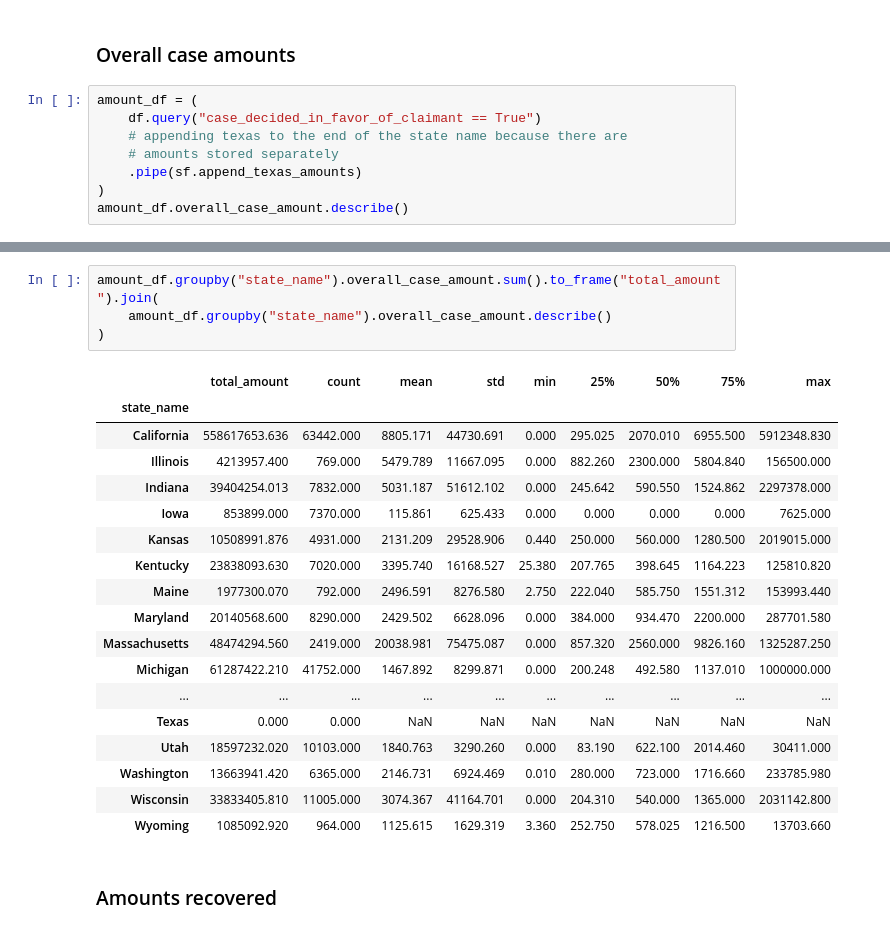
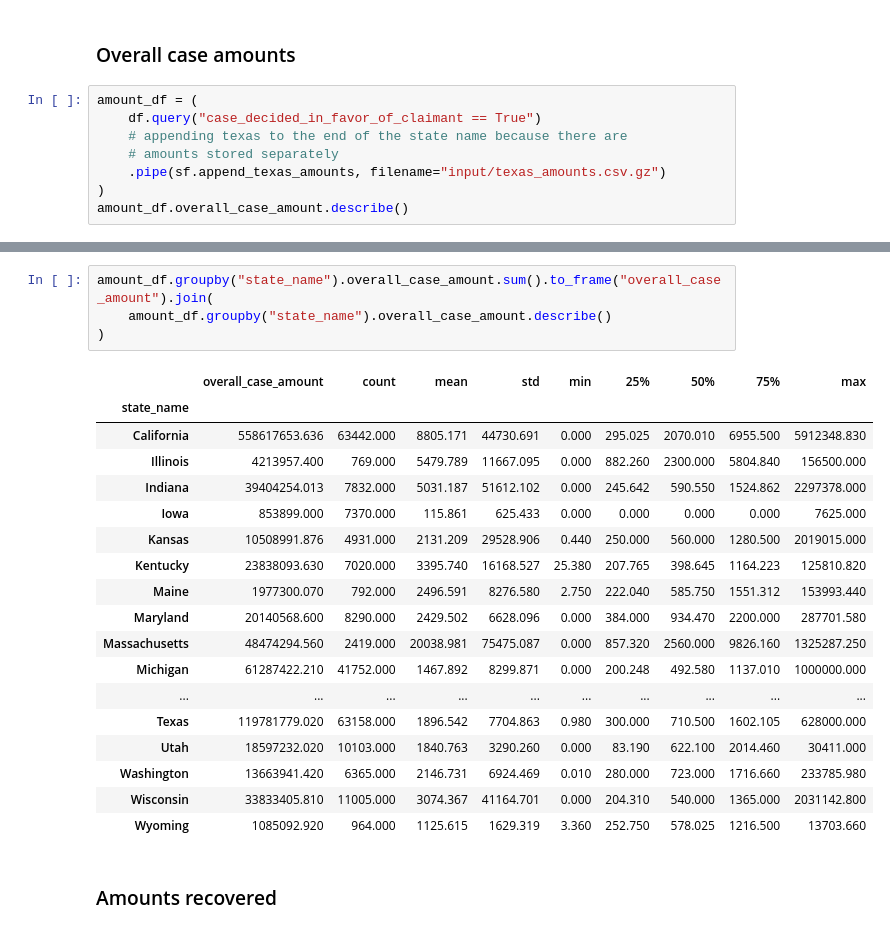
Before and after one commit to cbs-news-data/wage-theft-data, a Jupyter notebook: notebooks/national_analysis/national_analysis.ipynb, the cells around one changed output, grey strips where cells are left out. Cells and saved outputs as stored; diff of their text form.

```diff
--- a/notebooks/national_analysis/national_analysis.ipynb
+++ b/notebooks/national_analysis/national_analysis.ipynb
@@ -186,7 +190,7 @@ amount_df = (
     df.query("case_decided_in_favor_of_claimant == True")
     # appending texas to the end of the state name because there are
     # amounts stored separately
-    .pipe(sf.append_texas_amounts)
+    .pipe(sf.append_texas_amounts, filename="input/texas_amounts.csv.gz")
 )
 amount_df.overall_case_amount.describe()
 # %% [output]
@@ -255,10 +263,10 @@ Name: overall_case_amount, dtype: float64
 | $1,000,000+ | 39 | 0.000 |
 # %%
-amount_df.groupby("state_name").overall_case_amount.sum().to_frame("total_amount").join(
+amount_df.groupby("state_name").overall_case_amount.sum().to_frame("overall_case_amount").join(
     amount_df.groupby("state_name").overall_case_amount.describe()
 )
 # %% [output]
-|  | total_amount | count | mean | std | min | 25% | 50% | 75% | max |
+|  | overall_case_amount | count | mean | std | min | 25% | 50% | 75% | max |
 | state_name |  |  |  |  |  |  |  |  |  |
 | California | 558617653.636 | 63442.000 | 8805.171 | 44730.691 | 0.000 | 295.025 | 2070.010 | 6955.500 | 5912348.830 |
 | Illinois | 4213957.400 | 769.000 | 5479.789 | 11667.095 | 0.000 | 882.260 | 2300.000 | 5804.840 | 156500.000 |
@@ -271,7 +279,7 @@ amount_df.groupby("state_name").overall_case_amount.sum().to_frame("total_amount
 | Massachusetts | 48474294.560 | 2419.000 | 20038.981 | 75475.087 | 0.000 | 857.320 | 2560.000 | 9826.160 | 1325287.250 |
 | Michigan | 61287422.210 | 41752.000 | 1467.892 | 8299.871 | 0.000 | 200.248 | 492.580 | 1137.010 | 1000000.000 |
 | ... | ... | ... | ... | ... | ... | ... | ... | ... | ... |
-| Texas | 0.000 | 0.000 | NaN | NaN | NaN | NaN | NaN | NaN | NaN |
+| Texas | 119781779.020 | 63158.000 | 1896.542 | 7704.863 | 0.980 | 300.000 | 710.500 | 1602.105 | 628000.000 |
 | Utah | 18597232.020 | 10103.000 | 1840.763 | 3290.260 | 0.000 | 83.190 | 622.100 | 2014.460 | 30411.000 |
 | Washington | 13663941.420 | 6365.000 | 2146.731 | 6924.469 | 0.010 | 280.000 | 723.000 | 1716.660 | 233785.980 |
 | Wisconsin | 33833405.810 | 11005.000 | 3074.367 | 41164.701 | 0.000 | 204.310 | 540.000 | 1365.000 | 2031142.800 |
```
Also changed, not shown: parts of 14 cells of this notebook, 3 other files.
